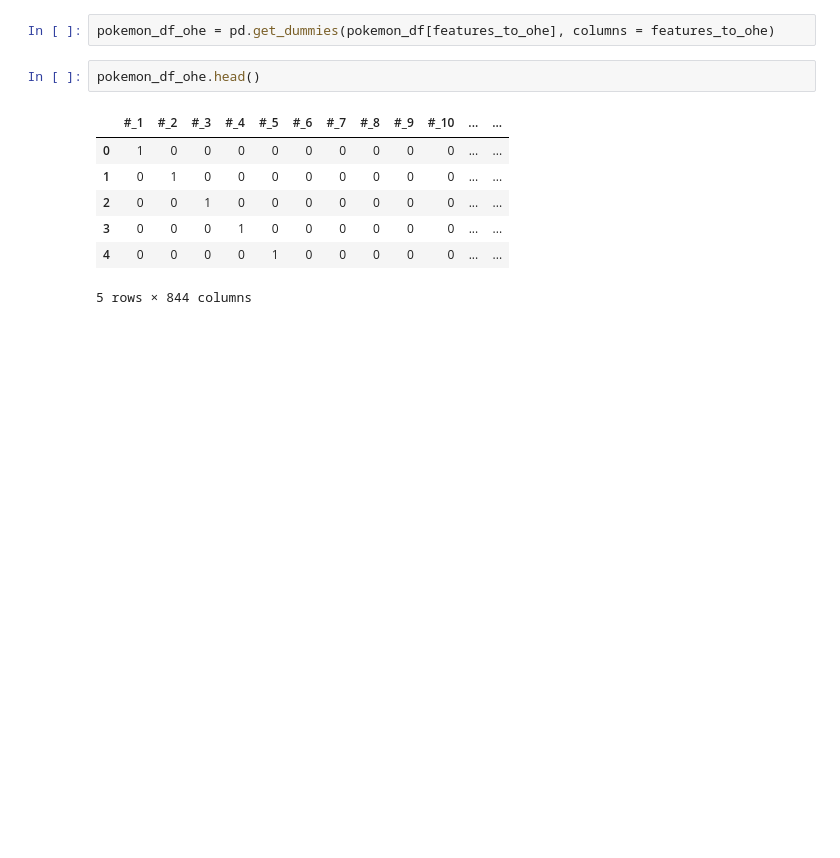
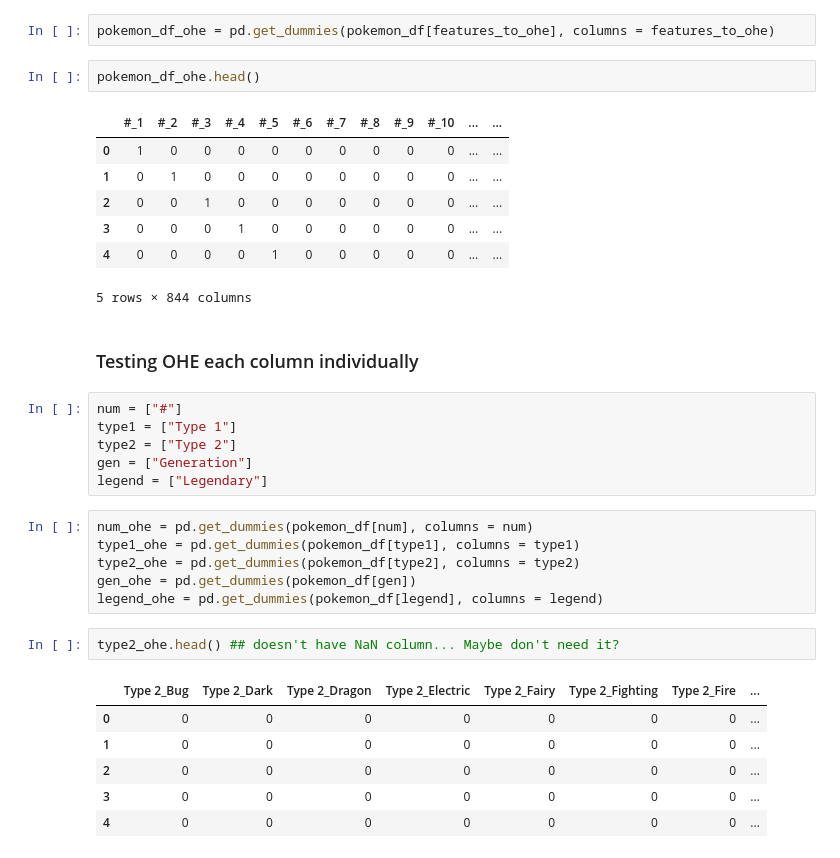
Before and after one commit to dannypadilla/pokemon-battle-predictor, a Jupyter notebook: pokemon-battle-prediction.ipynb, the cells around one changed output. Cells and saved outputs as stored; diff of their text form; blank space fills up the shorter version.

```diff
--- a/pokemon-battle-prediction.ipynb
+++ b/pokemon-battle-prediction.ipynb
@@ -141,3 +137,26 @@ pokemon_df_ohe.head()
 | 3 | 0 | 0 | 0 | 1 | 0 | 0 | 0 | 0 | 0 | 0 | ... | ... |
 | 4 | 0 | 0 | 0 | 0 | 1 | 0 | 0 | 0 | 0 | 0 | ... | ... |
 5 rows × 844 columns
+# %% [markdown]
+### Testing OHE each column individually
+# %%
+num = ["#"]
+type1 = ["Type 1"]
+type2 = ["Type 2"]
+gen = ["Generation"]
+legend = ["Legendary"]
+# %%
+num_ohe = pd.get_dummies(pokemon_df[num], columns = num)
+type1_ohe = pd.get_dummies(pokemon_df[type1], columns = type1)
+type2_ohe = pd.get_dummies(pokemon_df[type2], columns = type2)
+gen_ohe = pd.get_dummies(pokemon_df[gen])
+legend_ohe = pd.get_dummies(pokemon_df[legend], columns = legend)
+# %%
+type2_ohe.head() ## doesn't have NaN column... Maybe don't need it?
+# %% [output]
+|  | Type 2_Bug | Type 2_Dark | Type 2_Dragon | Type 2_Electric | Type 2_Fairy | Type 2_Fighting | Type 2_Fire | ... |
+| 0 | 0 | 0 | 0 | 0 | 0 | 0 | 0 | ... |
+| 1 | 0 | 0 | 0 | 0 | 0 | 0 | 0 | ... |
+| 2 | 0 | 0 | 0 | 0 | 0 | 0 | 0 | ... |
+| 3 | 0 | 0 | 0 | 0 | 0 | 0 | 0 | ... |
+| 4 | 0 | 0 | 0 | 0 | 0 | 0 | 0 | ... |
```
Also changed, not shown: parts of 29 cells of this notebook.
